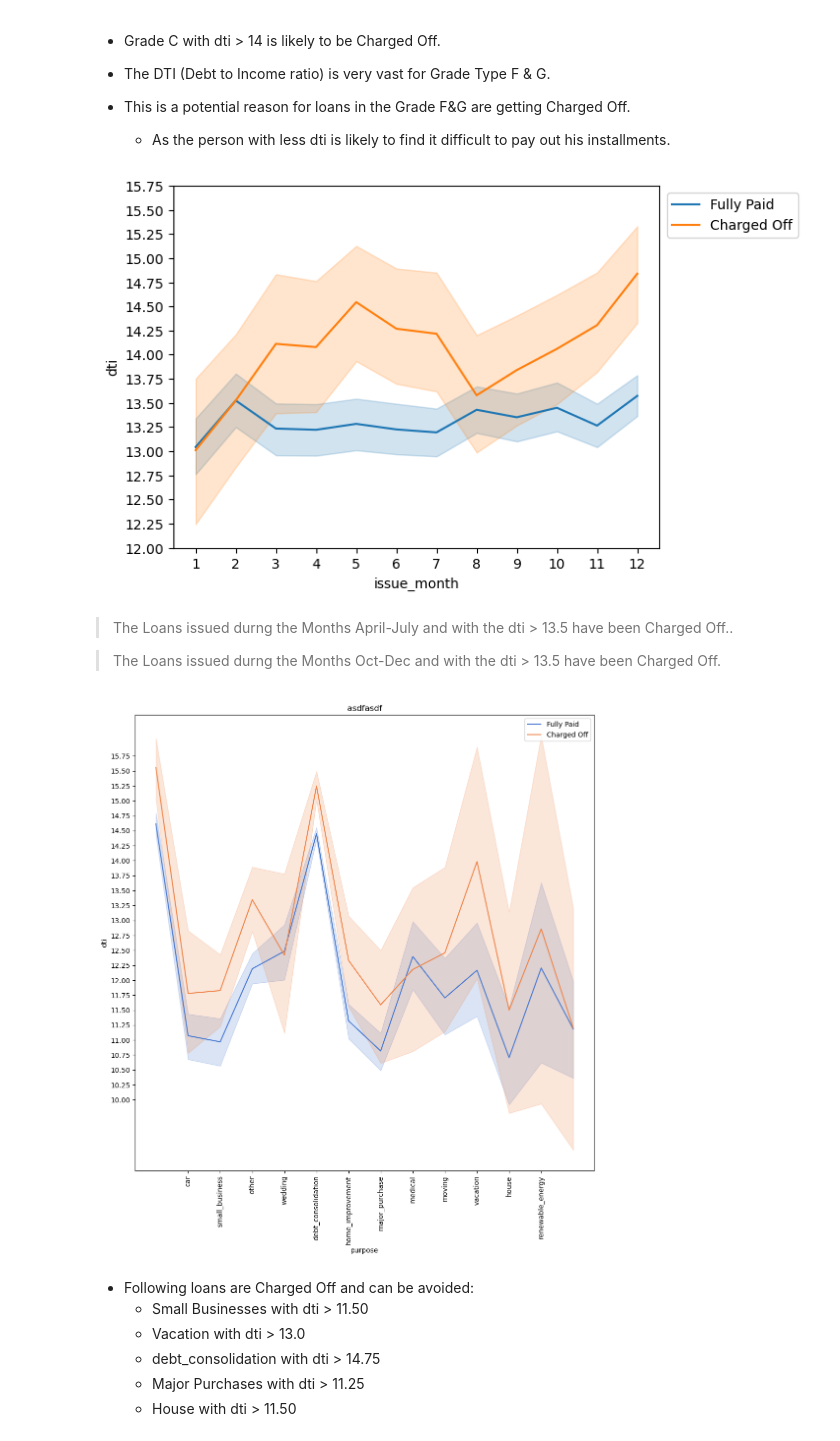
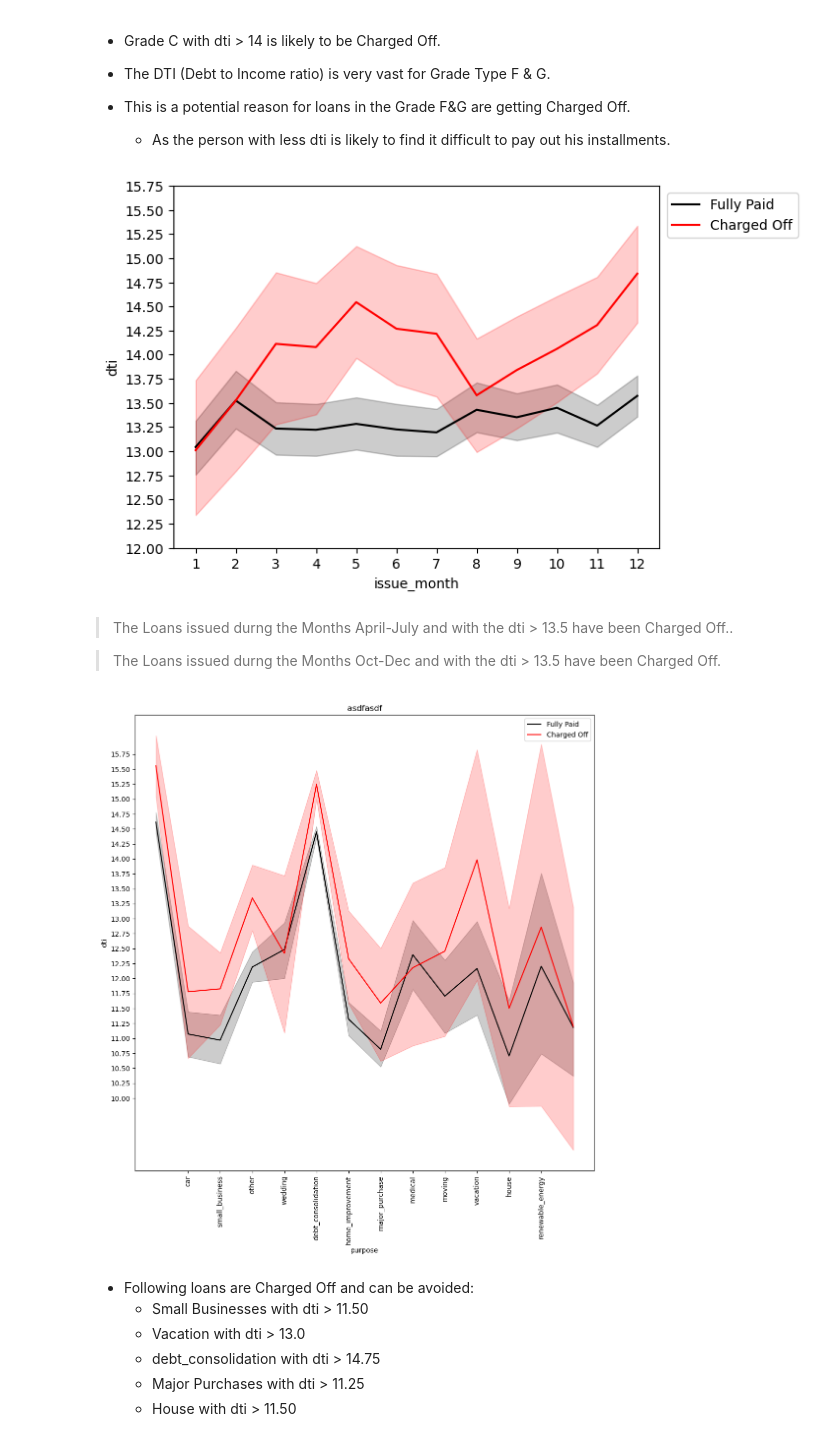
Before and after one commit to Vasista-Eranki/LendingClubCaseStudy, a Jupyter notebook: LendingClubCaseStudy.ipynb, the cells around one changed output. Saved outputs shown, nothing was run; the diff lists cells and outputs as text; code cells hidden in the pictures.

```diff
--- a/LendingClubCaseStudy.ipynb
+++ b/LendingClubCaseStudy.ipynb
@@ -718,27 +725,27 @@ plt.show()
 - This is a potential reason for loans in the Grade F&G are getting Charged Off.
     - As the person with less dti is likely to find it difficult to pay out his installments.
 # %%
-sns.lineplot(data=loan, y='dti', x='issue_month', sort=True, hue='loan_status')
+sns.lineplot(data=loan, y='dti', x='issue_month', sort=True, hue='loan_status', palette=['black', 'red'])
 plt.xticks(ticks=np.arange(1, 13, 1))
 plt.yticks(ticks=np.arange(12, 16, 0.25))
 plt.legend(bbox_to_anchor=(1.3,1))
 plt.show()
 # %% [output]
-[figure, old version]
+[figure, new version]
 # %% [markdown]
 > The Loans issued durng the Months April-July and with the dti > 13.5 have been Charged Off..
 
 > The Loans issued durng the Months Oct-Dec and with the dti > 13.5 have been Charged Off.
 # %%
 plt.figure(figsize=(12,12))
-sns.lineplot(data=loan, y='dti', x='purpose', sort=True, hue='loan_status', palette='muted')
+sns.lineplot(data=loan, y='dti', x='purpose', sort=True, hue='loan_status', palette=['black', 'red'])
 plt.xticks(ticks=np.arange(1, 13, 1), rotation=90)
 plt.yticks(ticks=np.arange(10, 16, 0.25))
 plt.legend(bbox_to_anchor=(1,1))
 plt.title('asdfasdf')
 plt.show()
 # %% [output]
-[figure, old version]
+[figure, new version]
 # %% [markdown]
 - Following loans are Charged Off and can be avoided:
     - Small Businesses with dti > 11.50
```
Also changed, not shown: parts of 13 cells of this notebook.
